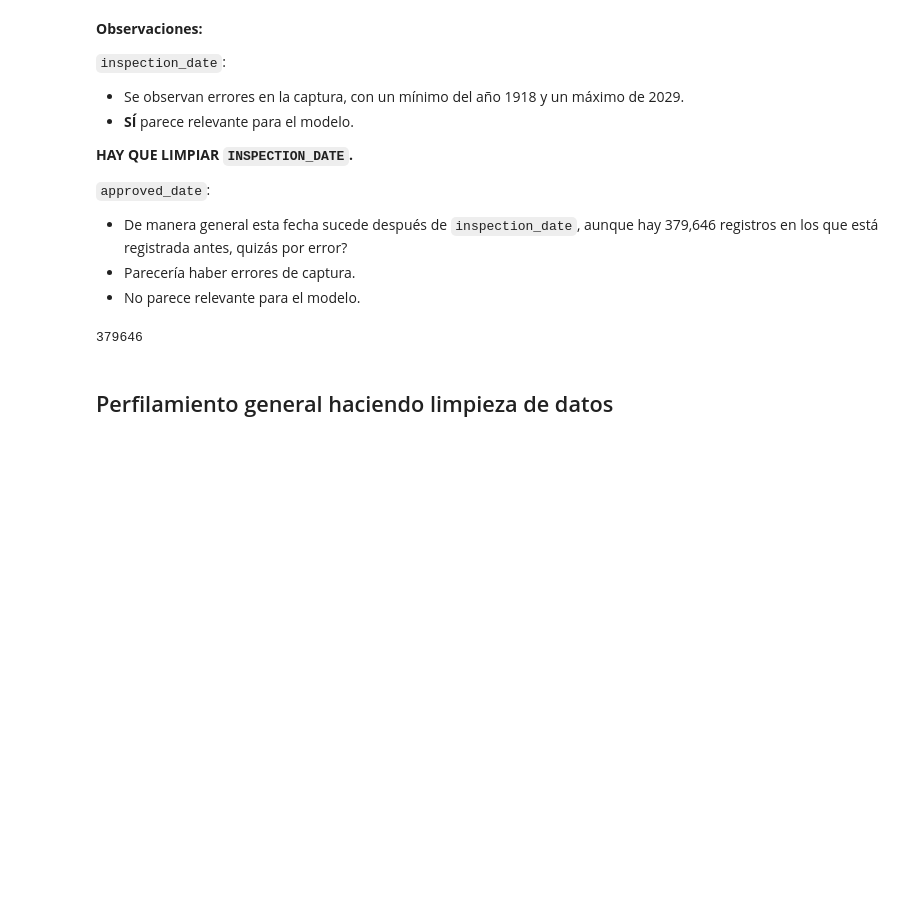
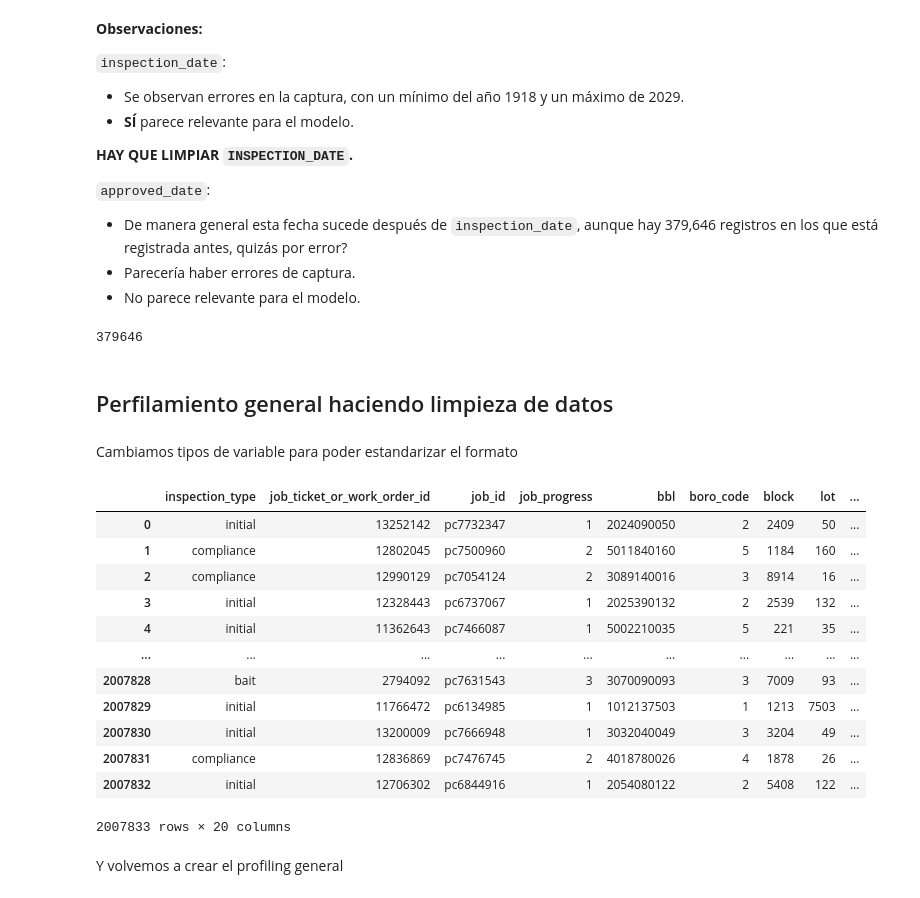
Before and after one commit to cecyar/rodent_inspection, a Jupyter notebook: notebooks/eda/EDA_GEDA.ipynb, the cells around one changed output. Cells and saved outputs as stored; diff of their text form; code cells hidden in the pictures; blank space fills up the shorter version.

```diff
--- a/notebooks/eda/EDA_GEDA.ipynb
+++ b/notebooks/eda/EDA_GEDA.ipynb
@@ -358,3 +357,5 @@ len(data.loc[data.inspection_date > data.approved_date])
 379646
 # %% [markdown]
 ## Perfilamiento general haciendo limpieza de datos
+# %% [markdown]
+Cambiamos tipos de variable para poder estandarizar el formato
@@ -360,0 +370,18 @@ len(data.loc[data.inspection_date > data.approved_date])
+# %%
+eda.EstandarizaFormato(data)
+# %% [output]
+|  | inspection_type | job_ticket_or_work_order_id | job_id | job_progress | bbl | boro_code | block | lot | ... |
+| 0 | initial | 13252142 | pc7732347 | 1 | 2024090050 | 2 | 2409 | 50 | ... |
+| 1 | compliance | 12802045 | pc7500960 | 2 | 5011840160 | 5 | 1184 | 160 | ... |
+| 2 | compliance | 12990129 | pc7054124 | 2 | 3089140016 | 3 | 8914 | 16 | ... |
+| 3 | initial | 12328443 | pc6737067 | 1 | 2025390132 | 2 | 2539 | 132 | ... |
+| 4 | initial | 11362643 | pc7466087 | 1 | 5002210035 | 5 | 221 | 35 | ... |
+| ... | ... | ... | ... | ... | ... | ... | ... | ... | ... |
+| 2007828 | bait | 2794092 | pc7631543 | 3 | 3070090093 | 3 | 7009 | 93 | ... |
+| 2007829 | initial | 11766472 | pc6134985 | 1 | 1012137503 | 1 | 1213 | 7503 | ... |
+| 2007830 | initial | 13200009 | pc7666948 | 1 | 3032040049 | 3 | 3204 | 49 | ... |
+| 2007831 | compliance | 12836869 | pc7476745 | 2 | 4018780026 | 4 | 1878 | 26 | ... |
+| 2007832 | initial | 12706302 | pc6844916 | 1 | 2054080122 | 2 | 5408 | 122 | ... |
+2007833 rows × 20 columns
+# %% [markdown]
+Y volvemos a crear el profiling general
```
Also changed, not shown: parts of 31 cells of this notebook.
